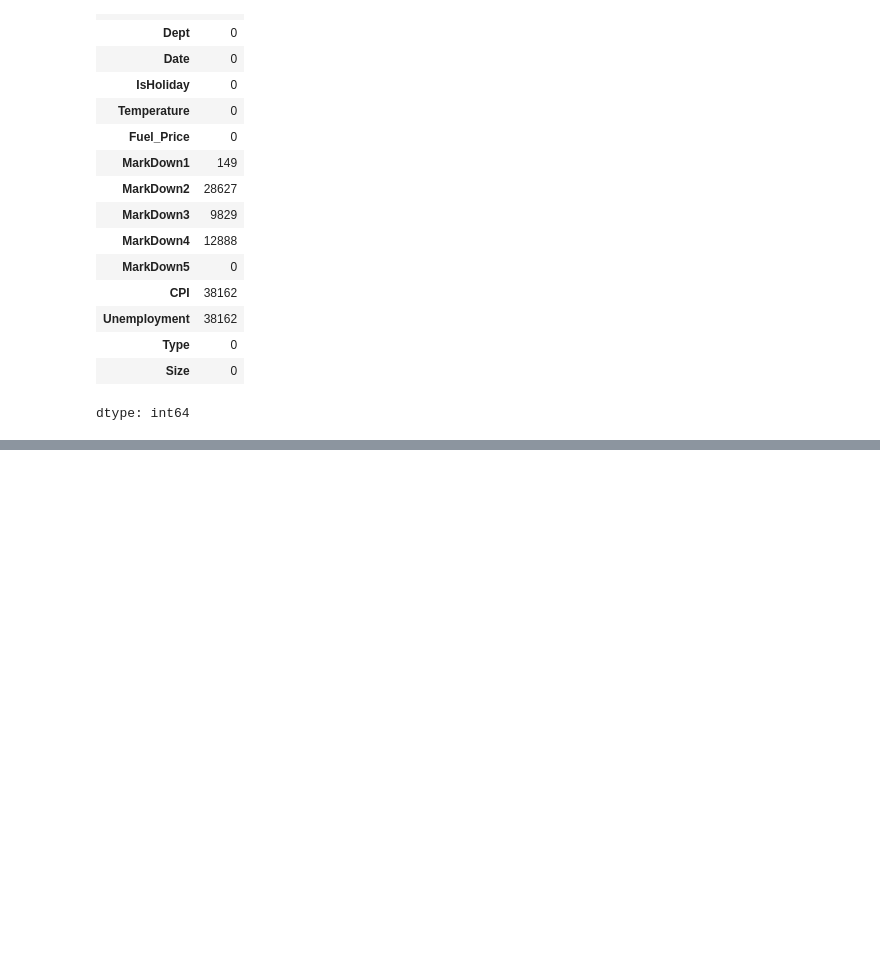
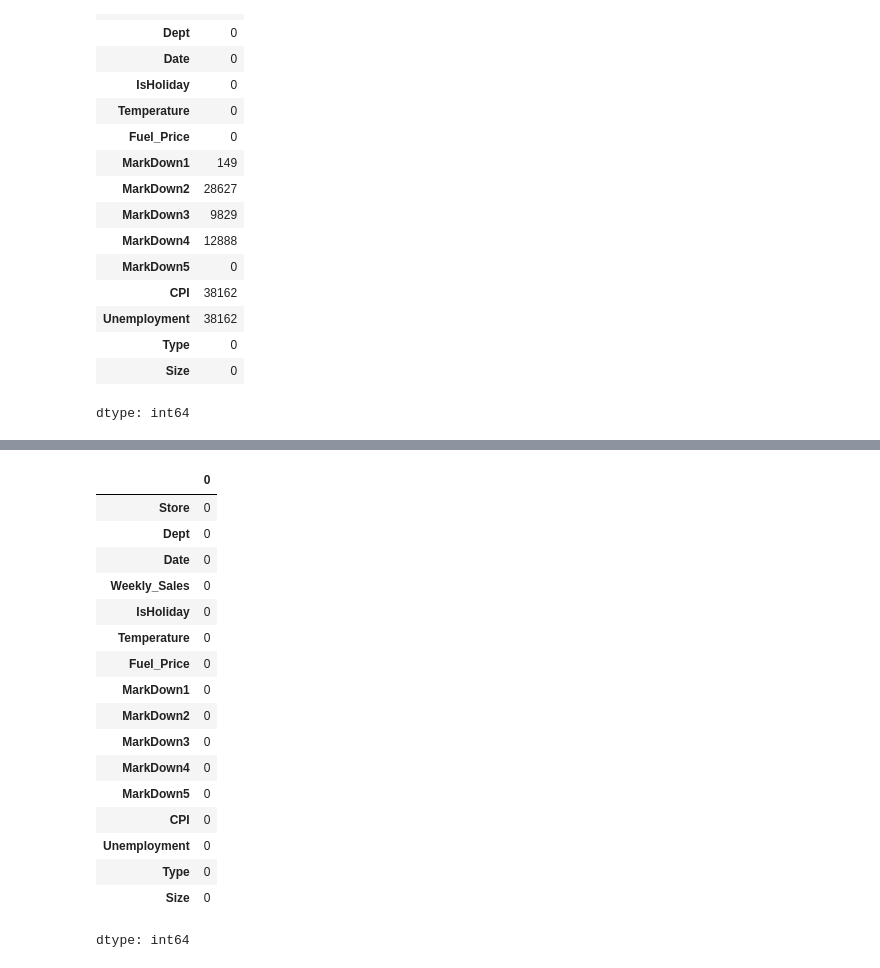
Before and after one commit to Imran1hp/Walmart_sales_prediction, a Jupyter notebook: Walmart_Sales_Prediction.ipynb, the cells around one changed output, grey strips where cells are left out. Saved outputs shown, nothing was run; the diff lists cells and outputs as text; code cells hidden in the pictures; blank space fills up the shorter version.

```diff
--- a/Walmart_Sales_Prediction.ipynb
+++ b/Walmart_Sales_Prediction.ipynb
@@ -265,0 +303,21 @@ dtype: int64
+# %%
+merged_df.isna().sum()
+# %% [output]
+|  | 0 |
+| Store | 0 |
+| Dept | 0 |
+| Date | 0 |
+| Weekly_Sales | 0 |
+| IsHoliday | 0 |
+| Temperature | 0 |
+| Fuel_Price | 0 |
+| MarkDown1 | 0 |
+| MarkDown2 | 0 |
+| MarkDown3 | 0 |
+| MarkDown4 | 0 |
+| MarkDown5 | 0 |
+| CPI | 0 |
+| Unemployment | 0 |
+| Type | 0 |
+| Size | 0 |
+dtype: int64
```
Also changed, not shown: parts of 8 cells of this notebook.
